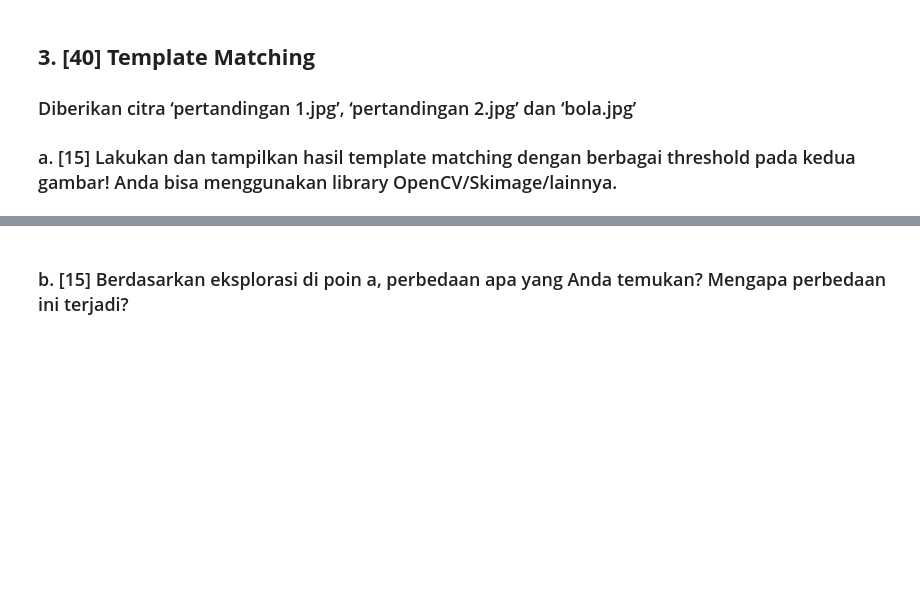
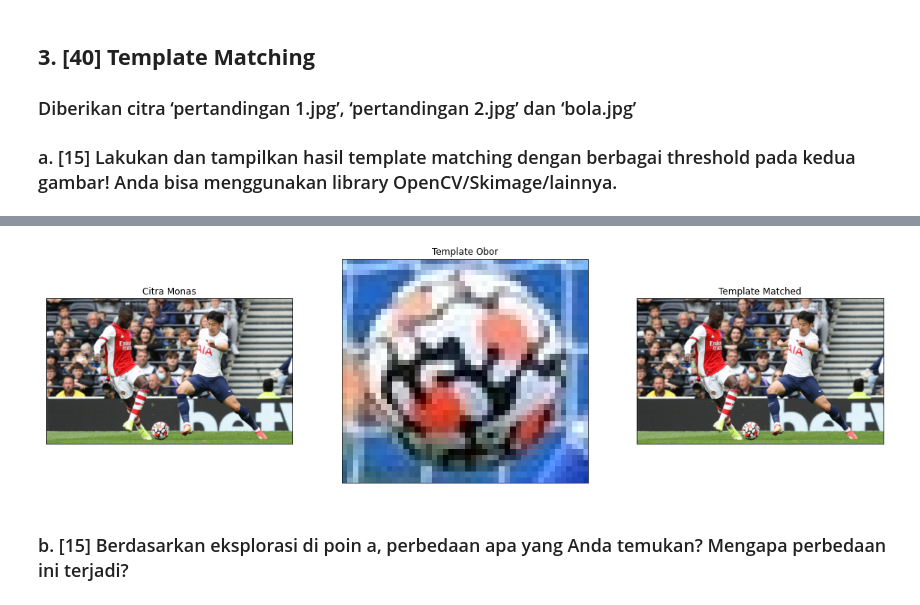
Before and after one commit to fahdikrie/pengcit212, a Jupyter notebook: Lab/Lab 6/Lab6_FahdiiAjmalalFikrie_1906398370.ipynb, the cells around one changed output, grey strips where cells are left out. Drawn from its saved outputs; the diff is of its cells as text; code cells hidden in the pictures; blank space fills up the shorter version.

```diff
--- a/Lab/Lab 6/Lab6_FahdiiAjmalalFikrie_1906398370.ipynb
+++ b/Lab/Lab 6/Lab6_FahdiiAjmalalFikrie_1906398370.ipynb
@@ -77,3 +161,16 @@ image Tugas Lab 6 Images/histogram/forest4.jpg predicted as hutan
+# %%
+# Menampilkan citra
+plt.figure(figsize=(20,10))
+plt.subplot(131),plt.imshow(pertandingan_2_img)
+plt.title('Citra Monas'), plt.xticks([]), plt.yticks([])
+plt.subplot(132),plt.imshow(template_bola_img)
+plt.title('Template Obor'), plt.xticks([]), plt.yticks([])
+plt.subplot(133),plt.imshow(template_matched_2)
+plt.title('Template Matched'), plt.xticks([]),
+plt.yticks([])
+plt.show()
+# %% [output]
+[figure, added]
 # %% [markdown]
 ### b. [15] Berdasarkan eksplorasi di poin a, perbedaan apa yang Anda temukan? Mengapa perbedaan ini terjadi?
 # %% [markdown]
```
Also changed, not shown: parts of 4 cells of this notebook.
